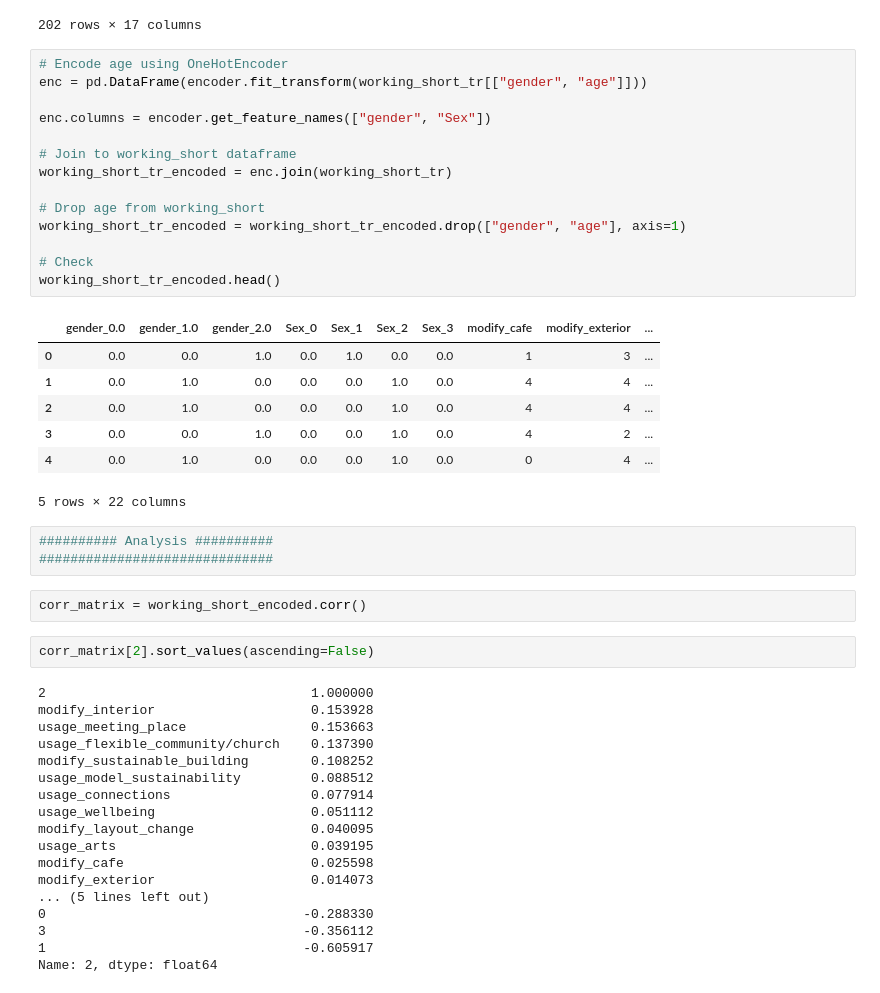
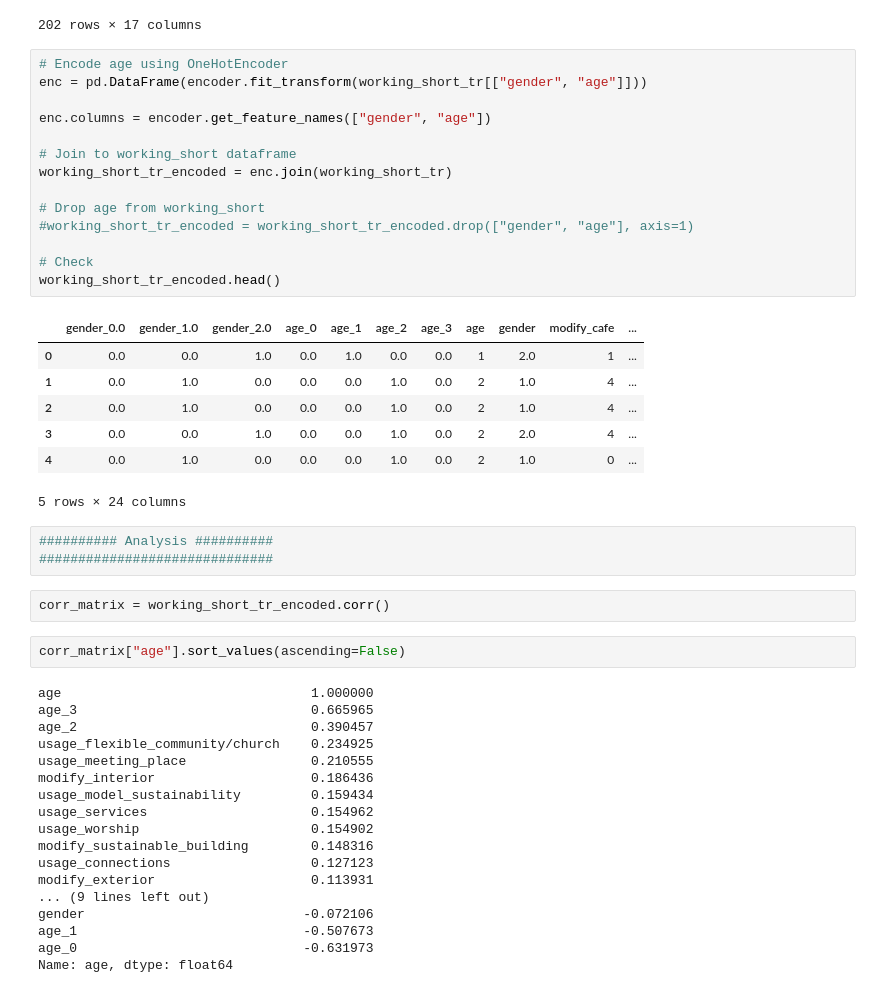
Before and after one commit to koxt2/Garden-Quarter, a Jupyter notebook: garden_quarter.ipynb, the cells around one changed output. Drawn from its saved outputs; the diff is of its cells as text.

```diff
--- a/garden_quarter.ipynb
+++ b/garden_quarter.ipynb
@@ -508,47 +498,47 @@ To retain the current behavior and silence the warning, pass 'sort=True'.
 # %%
 # Encode age using OneHotEncoder
 enc = pd.DataFrame(encoder.fit_transform(working_short_tr[["gender", "age"]]))
 
-enc.columns = encoder.get_feature_names(["gender", "Sex"])
+enc.columns = encoder.get_feature_names(["gender", "age"])
 
 # Join to working_short dataframe
 working_short_tr_encoded = enc.join(working_short_tr)
 
 # Drop age from working_short
-working_short_tr_encoded = working_short_tr_encoded.drop(["gender", "age"], axis=1)
+#working_short_tr_encoded = working_short_tr_encoded.drop(["gender", "age"], axis=1)
 
 # Check
 working_short_tr_encoded.head()
 # %% [output]
-|  | gender_0.0 | gender_1.0 | gender_2.0 | Sex_0 | Sex_1 | Sex_2 | Sex_3 | modify_cafe | modify_exterior | ... |
-| 0 | 0.0 | 0.0 | 1.0 | 0.0 | 1.0 | 0.0 | 0.0 | 1 | 3 | ... |
-| 1 | 0.0 | 1.0 | 0.0 | 0.0 | 0.0 | 1.0 | 0.0 | 4 | 4 | ... |
-| 2 | 0.0 | 1.0 | 0.0 | 0.0 | 0.0 | 1.0 | 0.0 | 4 | 4 | ... |
-| 3 | 0.0 | 0.0 | 1.0 | 0.0 | 0.0 | 1.0 | 0.0 | 4 | 2 | ... |
-| 4 | 0.0 | 1.0 | 0.0 | 0.0 | 0.0 | 1.0 | 0.0 | 0 | 4 | ... |
+|  | gender_0.0 | gender_1.0 | gender_2.0 | age_0 | age_1 | age_2 | age_3 | age | gender | modify_cafe | ... |
+| 0 | 0.0 | 0.0 | 1.0 | 0.0 | 1.0 | 0.0 | 0.0 | 1 | 2.0 | 1 | ... |
+| 1 | 0.0 | 1.0 | 0.0 | 0.0 | 0.0 | 1.0 | 0.0 | 2 | 1.0 | 4 | ... |
+| 2 | 0.0 | 1.0 | 0.0 | 0.0 | 0.0 | 1.0 | 0.0 | 2 | 1.0 | 4 | ... |
+| 3 | 0.0 | 0.0 | 1.0 | 0.0 | 0.0 | 1.0 | 0.0 | 2 | 2.0 | 4 | ... |
+| 4 | 0.0 | 1.0 | 0.0 | 0.0 | 0.0 | 1.0 | 0.0 | 2 | 1.0 | 0 | ... |
-5 rows × 22 columns
+5 rows × 24 columns
 # %%
 ########## Analysis ##########
 ##############################
 # %%
-corr_matrix = working_short_encoded.corr()
+corr_matrix = working_short_tr_encoded.corr()
 # %%
-corr_matrix[2].sort_values(ascending=False)
+corr_matrix["age"].sort_values(ascending=False)
 # %% [output]
-2                                  1.000000
-modify_interior                    0.153928
-usage_meeting_place                0.153663
-usage_flexible_community/church    0.137390
-modify_sustainable_building        0.108252
-usage_model_sustainability         0.088512
-usage_connections                  0.077914
-usage_wellbeing                    0.051112
-modify_layout_change               0.040095
-usage_arts                         0.039195
-modify_cafe                        0.025598
-modify_exterior                    0.014073
-... (5 lines left out)
-0                                 -0.288330
-3                                 -0.356112
-1                                 -0.605917
-Name: 2, dtype: float64
+age                                1.000000
+age_3                              0.665965
+age_2                              0.390457
+usage_flexible_community/church    0.234925
+usage_meeting_place                0.210555
+modify_interior                    0.186436
+usage_model_sustainability         0.159434
+usage_services                     0.154962
+usage_worship                      0.154902
+modify_sustainable_building        0.148316
+usage_connections                  0.127123
+modify_exterior                    0.113931
+... (9 lines left out)
+gender                            -0.072106
+age_1                             -0.507673
+age_0                             -0.631973
+Name: age, dtype: float64
```
Also changed, not shown: parts of 8 cells of this notebook.
